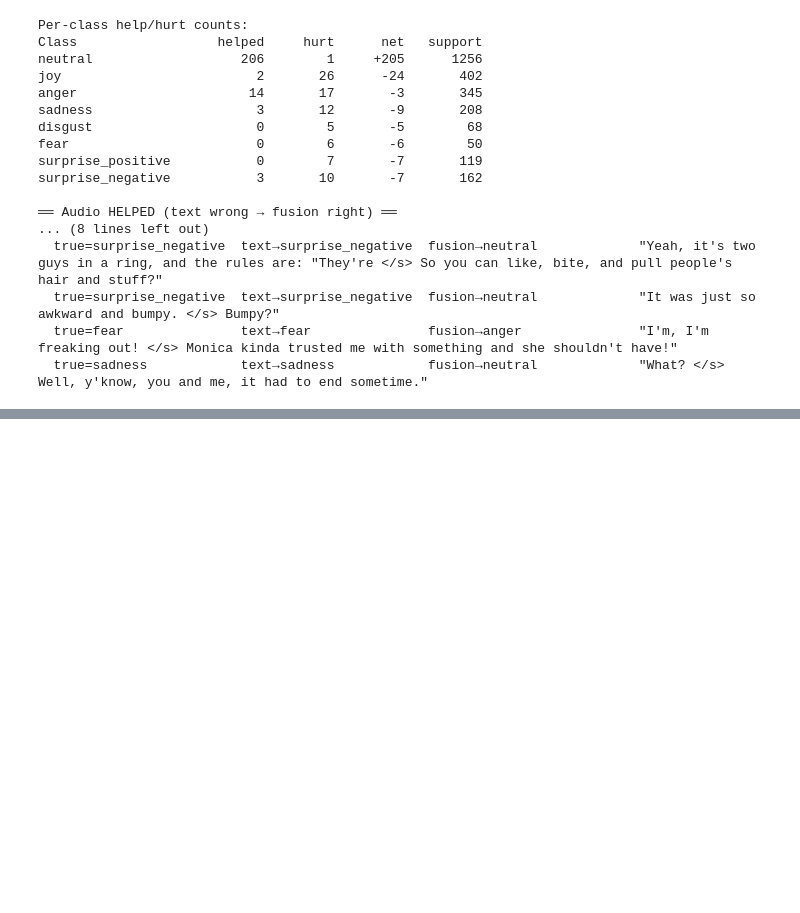
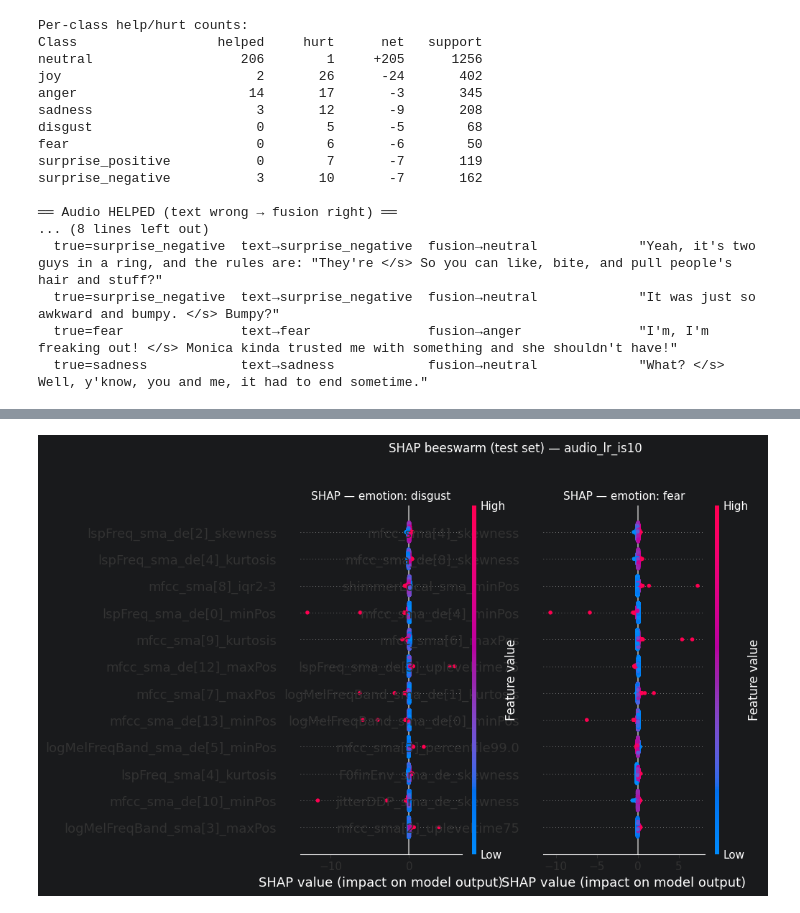
Before and after one commit to pvijayasures/NLP_P3, a Jupyter notebook: notebook/multimodal_experiments.ipynb, the cells around one changed output, grey strips where cells are left out. Saved outputs shown, nothing was run; the diff lists cells and outputs as text; code cells hidden in the pictures; blank space fills up the shorter version.

```diff
--- a/notebook/multimodal_experiments.ipynb
+++ b/notebook/multimodal_experiments.ipynb
@@ -1699,0 +2240,84 @@ surprise_negative           3       10       -7       162
+# %%
+import shap
+
+# Background and test samples (scaled features for the best LR audio model)
+_lr_tag = _best_lr_tag
+_lr_feature_set = _lr_tag.split('_')[-1]
+
+with open(get_scaler_path(_lr_tag), 'rb') as f:
+    _shap_scaler = pickle.load(f)
+
+# Re-use the dataframes loaded earlier
+_train_feat_df = pd.read_parquet(FEATURES_DIR / f'train_{_lr_feature_set}.parquet').dropna()
+_test_feat_df  = pd.read_parquet(FEATURES_DIR / f'test_{_lr_feature_set}.parquet').dropna()
+_align_test = test_df[['dialogue_id', 'utterance_id']].merge(
+    _test_feat_df, on=['dialogue_id', 'utterance_id'], how='inner')
+
+_feat_cols_shap = [c for c in _train_feat_df.columns
+                   if c not in {'dialogue_id', 'utterance_id', 'label_idx'}]
+_X_bg   = _shap_scaler.transform(_train_feat_df[_feat_cols_shap].sample(
+                                    n=min(500, len(_train_feat_df)),
+                                    random_state=RANDOM_SEED).values)
+_X_test = _shap_scaler.transform(_align_test[_feat_cols_shap].values)
+_y_test_shap = _align_test['label_idx'].values.astype(int)
+
+print(f'SHAP on {_lr_tag}  —  bg={_X_bg.shape}, test={_X_test.shape}')
+_explainer  = shap.LinearExplainer(_lr_clf, _X_bg)
+_shap_vals  = _explainer.shap_values(_X_test)        # (N, F, C)
+print(f'SHAP values shape: {_shap_vals.shape}')
+
+# === Beeswarm for two focal emotions ============================================
+# Pick the most informative classes (highest dynamic range of SHAP)
+_class_range = np.array([np.abs(_shap_vals[:, :, c]).mean()
+                         for c in range(NUM_CLASSES)])
+_focal = np.argsort(_class_range)[-2:][::-1]   # top 2 by mean |SHAP|
+
+fig, axes = plt.subplots(1, 2, figsize=(16, 7))
+for _ax, _c in zip(axes, _focal):
+    _sv = _shap_vals[:, :, _c]
+    # Top-K features by mean |SHAP|
+    _topk = 12
+    _imp  = np.abs(_sv).mean(axis=0)
+    _top_idx = np.argsort(_imp)[-_topk:][::-1]
+    _expl = shap.Explanation(
+        values        = _sv[:, _top_idx],
+        base_values   = _explainer.expected_value[_c]
+                          if hasattr(_explainer.expected_value, '__len__')
+                          else _explainer.expected_value,
+        data          = _X_test[:, _top_idx],
+        feature_names = [_feat_cols_shap[i] for i in _top_idx],
+    )
+    plt.sca(_ax)
+    shap.plots.beeswarm(_expl, show=False, max_display=_topk)
+    _ax.set_title(f'SHAP — emotion: {EMOTION_LABELS[_c]}', fontsize=11)
+plt.suptitle(f'SHAP beeswarm (test set) — {_lr_tag}', fontsize=12, y=1.02)
+plt.tight_layout()
+plt.savefig(OUTPUTS_DIR / 'plots' / 'xai_shap_audio_beeswarm.png',
+            dpi=150, bbox_inches='tight')
+plt.show()
+
+# === Group-level mean |SHAP| heatmap ============================================
+# Reuse _audio_group from 8.5
+_feat_groups_shap = np.array([_audio_group(c) for c in _feat_cols_shap])
+_shap_imp_by_group = np.zeros((NUM_CLASSES, len(_groups)))
+for _c in range(NUM_CLASSES):
+    _abs = np.abs(_shap_vals[:, :, _c]).mean(axis=0)
+    for _gi, _g in enumerate(_groups):
+        _m = _feat_groups_shap == _g
+        if _m.sum() == 0: continue
+        _shap_imp_by_group[_c, _gi] = _abs[_m].mean()
+
+fig, ax = plt.subplots(figsize=(11, 4.5))
+sns.heatmap(_shap_imp_by_group, annot=True, fmt='.3f', cmap='Purples',
+            xticklabels=_groups,
+            yticklabels=[COL_NAMES[c] for c in EMOTION_LABELS],
+            ax=ax, cbar_kws={'label': 'mean |SHAP| over test set'})
+ax.set_title(f'Mean |SHAP| per descriptor group (test set) — {_lr_tag}\n'
+             f'cross-check on 8.5: SHAP-weighted vs raw coefficient magnitude',
+             fontsize=11)
+ax.set_xlabel(''); ax.tick_params(axis='x', rotation=25)
+plt.tight_layout()
+plt.savefig(OUTPUTS_DIR / 'plots' / 'xai_shap_audio_groups.png',
+            dpi=150, bbox_inches='tight')
+plt.show()
+# %% [output]
@@ -1699,0 +2326 @@ surprise_negative           3       10       -7       162
+[figure, added]
```
Also changed, not shown: parts of 18 cells of this notebook, 1 other file.
